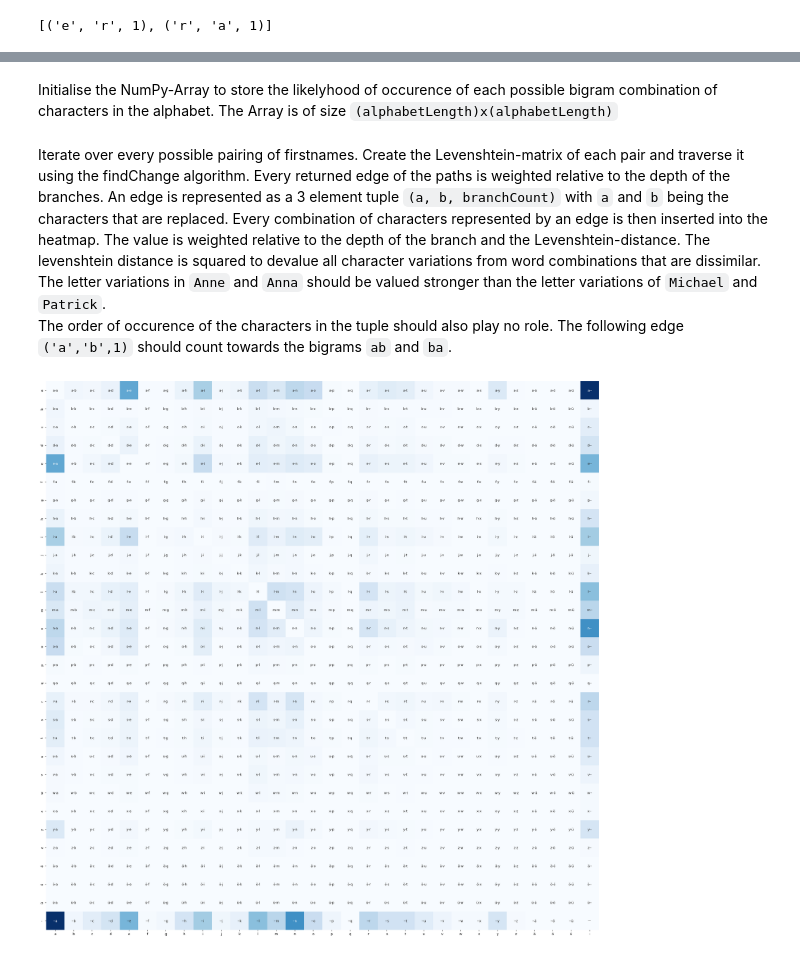
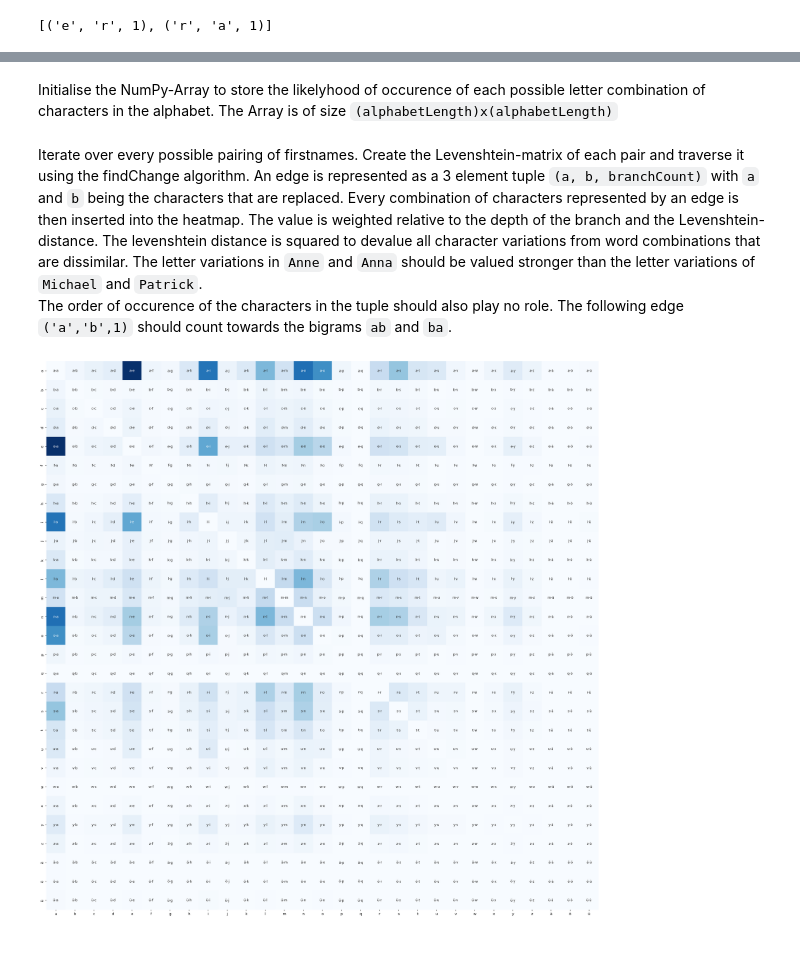
Before and after one commit to GoekenMaik/LetterVariations, a Jupyter notebook: LetterVariations.ipynb, the cells around one changed output, grey strips where cells are left out. Cells and saved outputs as stored; diff of their text form; code cells hidden in the pictures.

````diff
--- a/LetterVariations.ipynb
+++ b/LetterVariations.ipynb
@@ -113,11 +156,11 @@ lettertoindex
 # %% [markdown]
-Initialise the NumPy-Array to store the likelyhood of occurence of each possible bigram combination of characters in the alphabet.
+Initialise the NumPy-Array to store the likelyhood of occurence of each possible letter combination of characters in the alphabet.
 The Array is of size ```(alphabetLength)x(alphabetLength)```
 # %%
 heatmap = np.zeros((alphabetLength, alphabetLength), dtype=float)
 # %% [markdown]
 Iterate over every possible pairing of firstnames. Create the Levenshtein-matrix of each pair and traverse it using the findChange algorithm.
-Every returned edge of the paths is weighted relative to the depth of the branches. An edge is represented as a 3 element tuple ```(a, b, branchCount)``` with ```a``` and ```b``` being the characters that are replaced.
+An edge is represented as a 3 element tuple ```(a, b, branchCount)``` with ```a``` and ```b``` being the characters that are replaced.
 Every combination of characters represented by an edge is then inserted into the heatmap. The value is weighted relative to the depth of the branch and the Levenshtein-distance. The levenshtein distance is squared to devalue all character variations from word combinations that are dissimilar. The letter variations in ```Anne``` and ```Anna``` should be valued stronger than the letter variations of ```Michael``` and ```Patrick```.
 The order of occurence of the characters in the tuple should also play no role. The following edge ```('a','b',1)``` should count towards the bigrams ```ab``` and ```ba```.
 # %%
@@ -134,11 +177,13 @@ for i in range(nameCount):
 # %%
 # display the heatmap using matplotlib and seaborn
 annot = np.array(
-    [str(x + "-" + y) for x in orderedAlphabet for y in orderedAlphabet]).reshape(alphabetLength, alphabetLength)
+    [str(x + "-" + y) for x in orderedAlphabet[:-1] for y in orderedAlphabet[:-1]]).reshape(alphabetLength-1, alphabetLength-1)
+heatmap = np.delete(heatmap, 29, 0)
+heatmap = np.delete(heatmap, 29, 1)
+plt.figure(figsize=(alphabetLength-1, alphabetLength-1))
+sns.heatmap(heatmap, cmap="Blues", fmt="s", annot=annot, cbar=False,
+            xticklabels=orderedAlphabet[:-1], yticklabels=orderedAlphabet[:-1])
 
-plt.figure(figsize=(alphabetLength, alphabetLength))
-sns.heatmap(heatmap, cmap="Blues", fmt="s", annot=annot, cbar=False,
-            xticklabels=orderedAlphabet, yticklabels=orderedAlphabet)
 plt.show()
 # %% [output]
-[figure, old version]
+[figure, new version]
````
Also changed, not shown: parts of 16 cells of this notebook, 1 other file.
